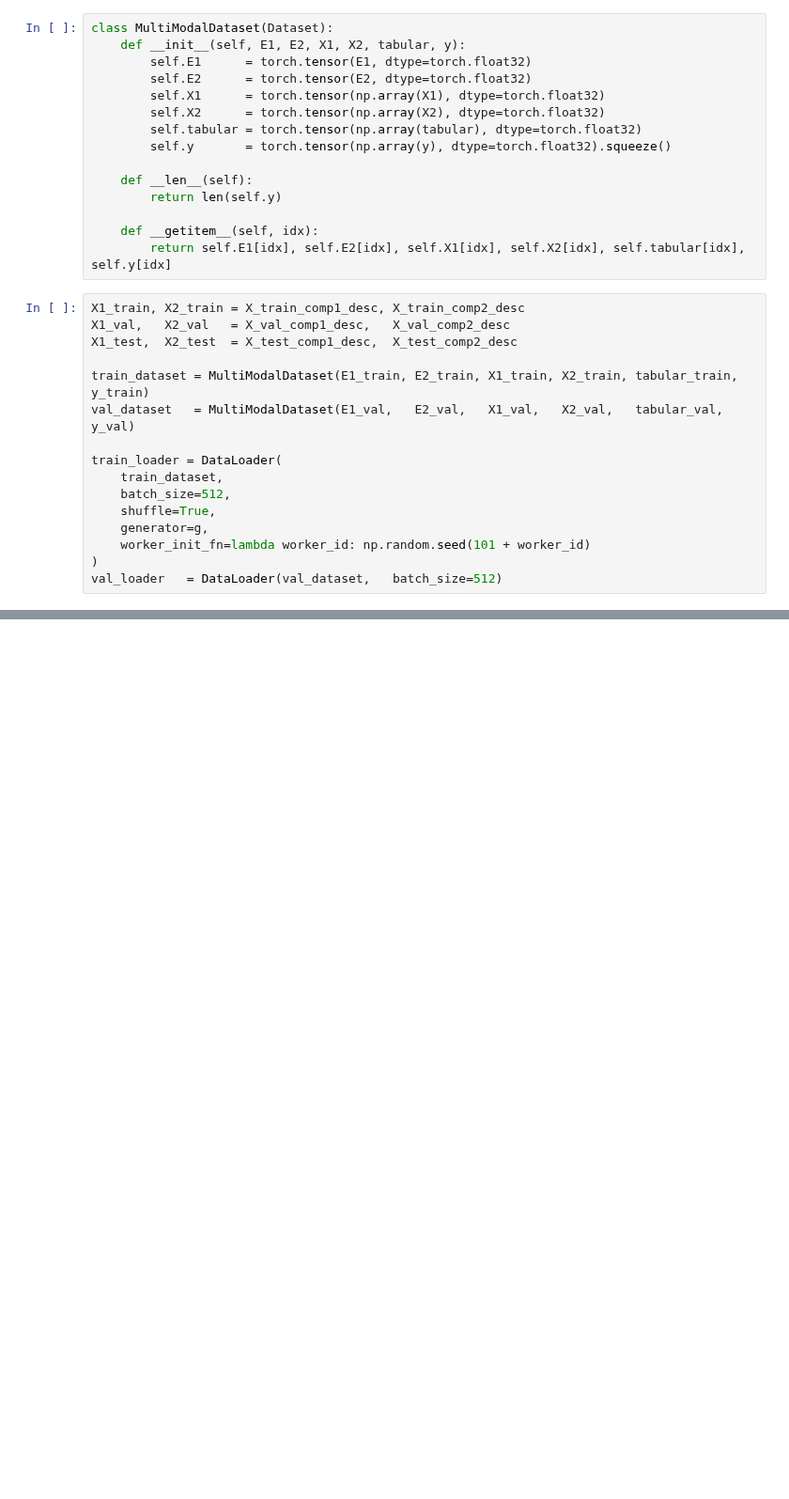
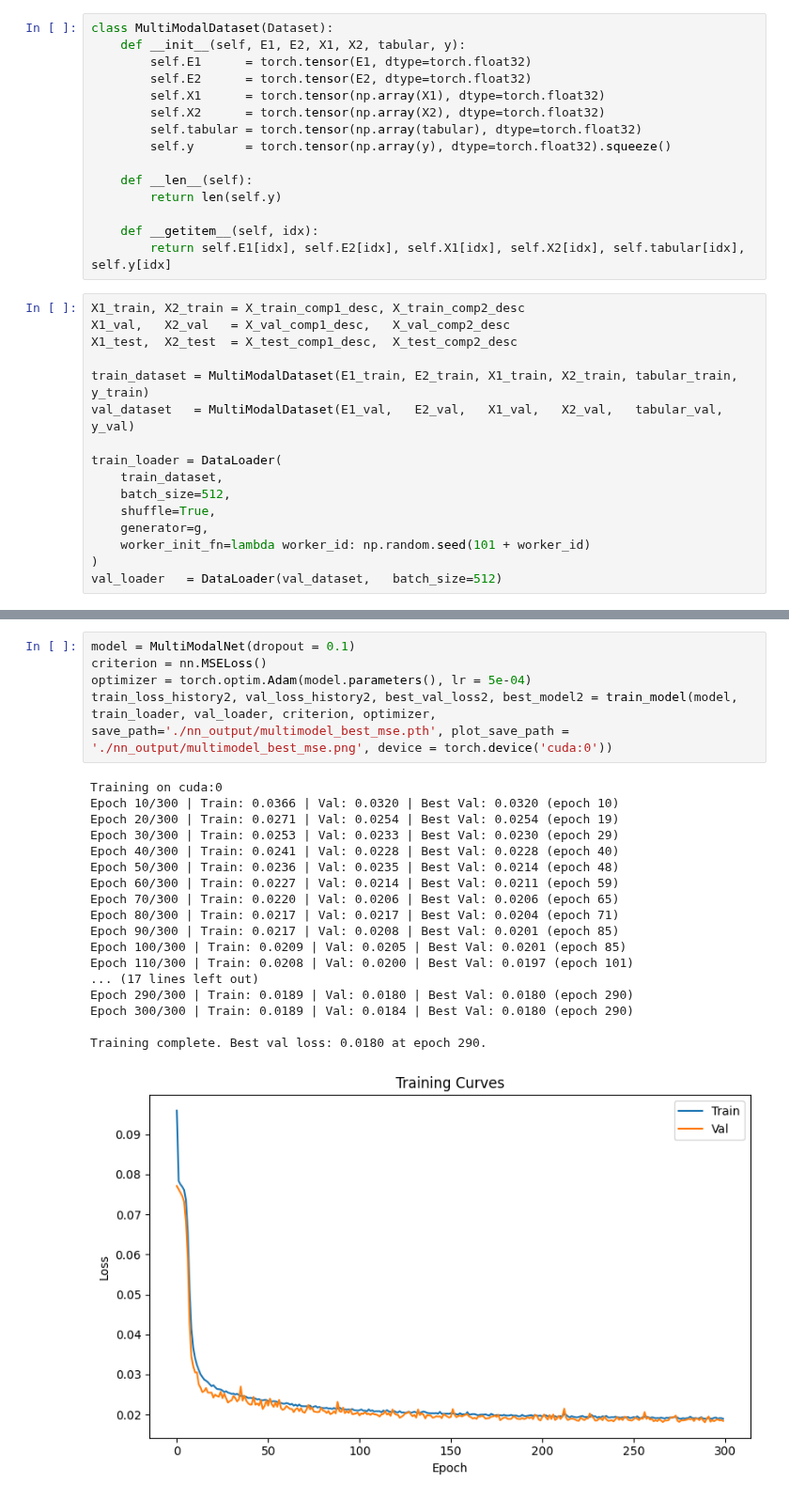
Before and after one commit to harryhk0507-ops/CHE1148-VLE-Project, a Jupyter notebook: multi_modal.ipynb, the cells around one changed output, grey strips where cells are left out. Shown at 94% size. Saved outputs shown, nothing was run; the diff lists cells and outputs as text; blank space fills up the shorter version.

```diff
--- a/multi_modal.ipynb
+++ b/multi_modal.ipynb
@@ -401 +428,25 @@ val_loader   = DataLoader(val_dataset,   batch_size=512)
+# %%
+model = MultiModalNet(dropout = 0.1)
+criterion = nn.MSELoss()
+optimizer = torch.optim.Adam(model.parameters(), lr = 5e-04)
+train_loss_history2, val_loss_history2, best_val_loss2, best_model2 = train_model(model, train_loader, val_loader, criterion, optimizer, save_path='./nn_output/multimodel_best_mse.pth', plot_save_path = './nn_output/multimodel_best_mse.png', device = torch.device('cuda:0'))
+# %% [output]
+Training on cuda:0
+Epoch 10/300 | Train: 0.0366 | Val: 0.0320 | Best Val: 0.0320 (epoch 10)
+Epoch 20/300 | Train: 0.0271 | Val: 0.0254 | Best Val: 0.0254 (epoch 19)
+Epoch 30/300 | Train: 0.0253 | Val: 0.0233 | Best Val: 0.0230 (epoch 29)
+Epoch 40/300 | Train: 0.0241 | Val: 0.0228 | Best Val: 0.0228 (epoch 40)
+Epoch 50/300 | Train: 0.0236 | Val: 0.0235 | Best Val: 0.0214 (epoch 48)
+Epoch 60/300 | Train: 0.0227 | Val: 0.0214 | Best Val: 0.0211 (epoch 59)
+Epoch 70/300 | Train: 0.0220 | Val: 0.0206 | Best Val: 0.0206 (epoch 65)
+Epoch 80/300 | Train: 0.0217 | Val: 0.0217 | Best Val: 0.0204 (epoch 71)
+Epoch 90/300 | Train: 0.0217 | Val: 0.0208 | Best Val: 0.0201 (epoch 85)
+Epoch 100/300 | Train: 0.0209 | Val: 0.0205 | Best Val: 0.0201 (epoch 85)
+Epoch 110/300 | Train: 0.0208 | Val: 0.0200 | Best Val: 0.0197 (epoch 101)
+... (17 lines left out)
+Epoch 290/300 | Train: 0.0189 | Val: 0.0180 | Best Val: 0.0180 (epoch 290)
+Epoch 300/300 | Train: 0.0189 | Val: 0.0184 | Best Val: 0.0180 (epoch 290)
+
+Training complete. Best val loss: 0.0180 at epoch 290.
+[figure, added]
 # %%
```
Also changed, not shown: parts of 15 cells of this notebook, 2 other files.
